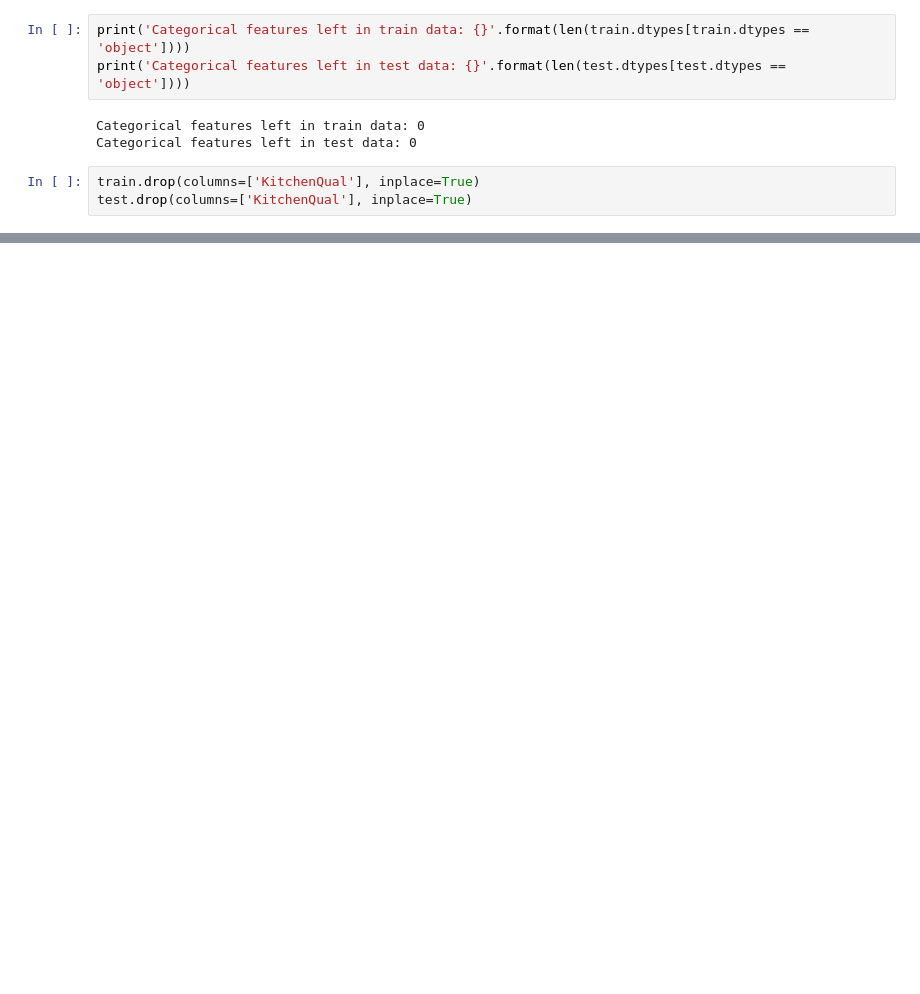
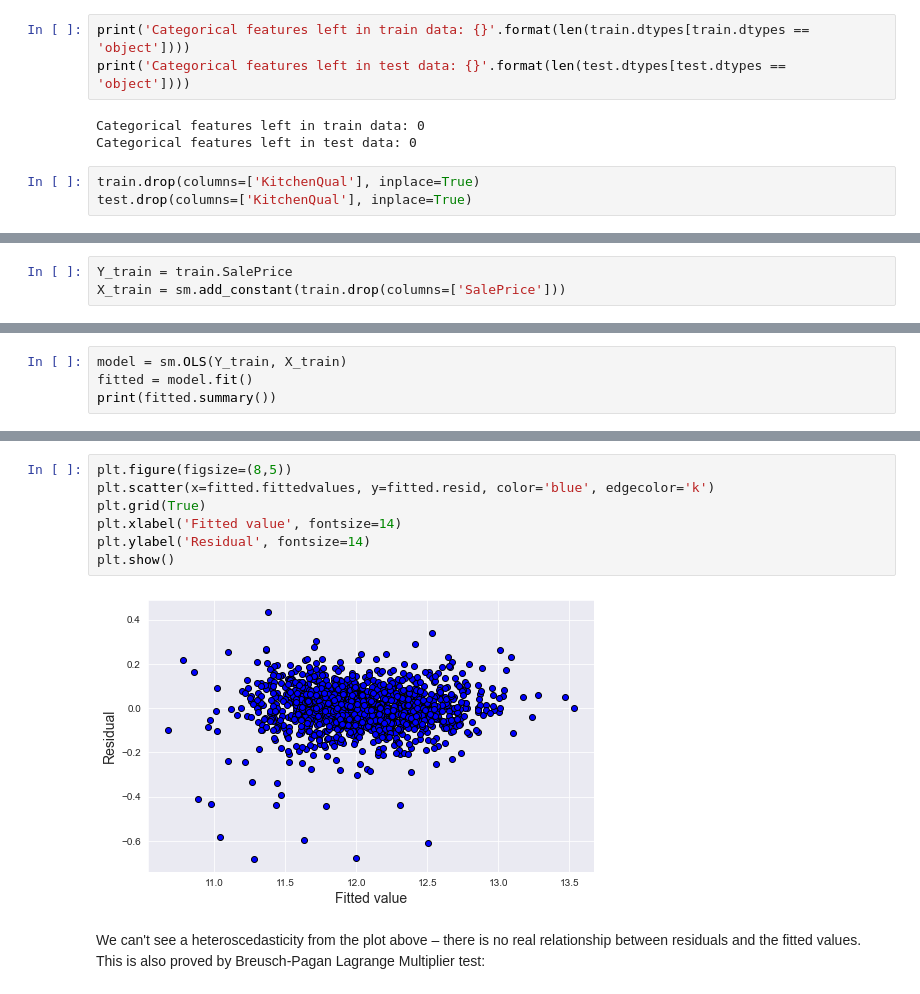
Before and after one commit to Mist3r-R/ames-house-price-prediction, a Jupyter notebook: House-Price-Prediction.ipynb, the cells around one changed output, grey strips where cells are left out. Saved outputs shown, nothing was run; the diff lists cells and outputs as text; blank space fills up the shorter version.

Commit message:
Add model fitting & diagnostics

```diff
--- a/House-Price-Prediction.ipynb
+++ b/House-Price-Prediction.ipynb
@@ -890,0 +851,3 @@ def log_transform(data, cols):
+# %%
+Y_train = train.SalePrice
+X_train = sm.add_constant(train.drop(columns=['SalePrice']))
@@ -890,0 +858,4 @@ def log_transform(data, cols):
+# %%
+model = sm.OLS(Y_train, X_train)
+fitted = model.fit()
+print(fitted.summary())
@@ -890,0 +922,11 @@ def log_transform(data, cols):
+# %%
+plt.figure(figsize=(8,5))
+plt.scatter(x=fitted.fittedvalues, y=fitted.resid, color='blue', edgecolor='k')
+plt.grid(True)
+plt.xlabel('Fitted value', fontsize=14)
+plt.ylabel('Residual', fontsize=14)
+plt.show()
+# %% [output]
+[figure, added]
+# %% [markdown]
+We can't see a heteroscedasticity from the plot above – there is no real relationship between residuals and the fitted values. This is also proved by Breusch-Pagan Lagrange Multiplier test:
```
Also changed, not shown: parts of 29 cells of this notebook.
